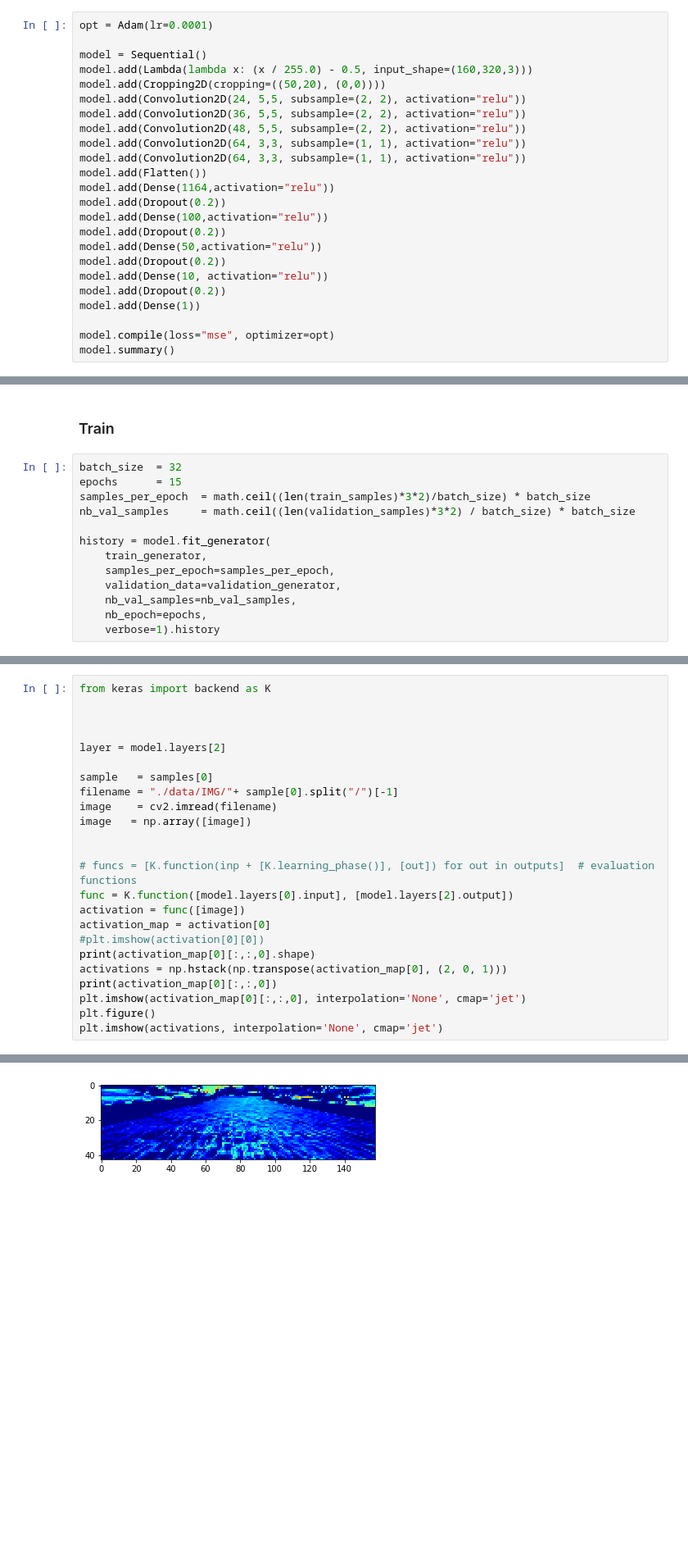
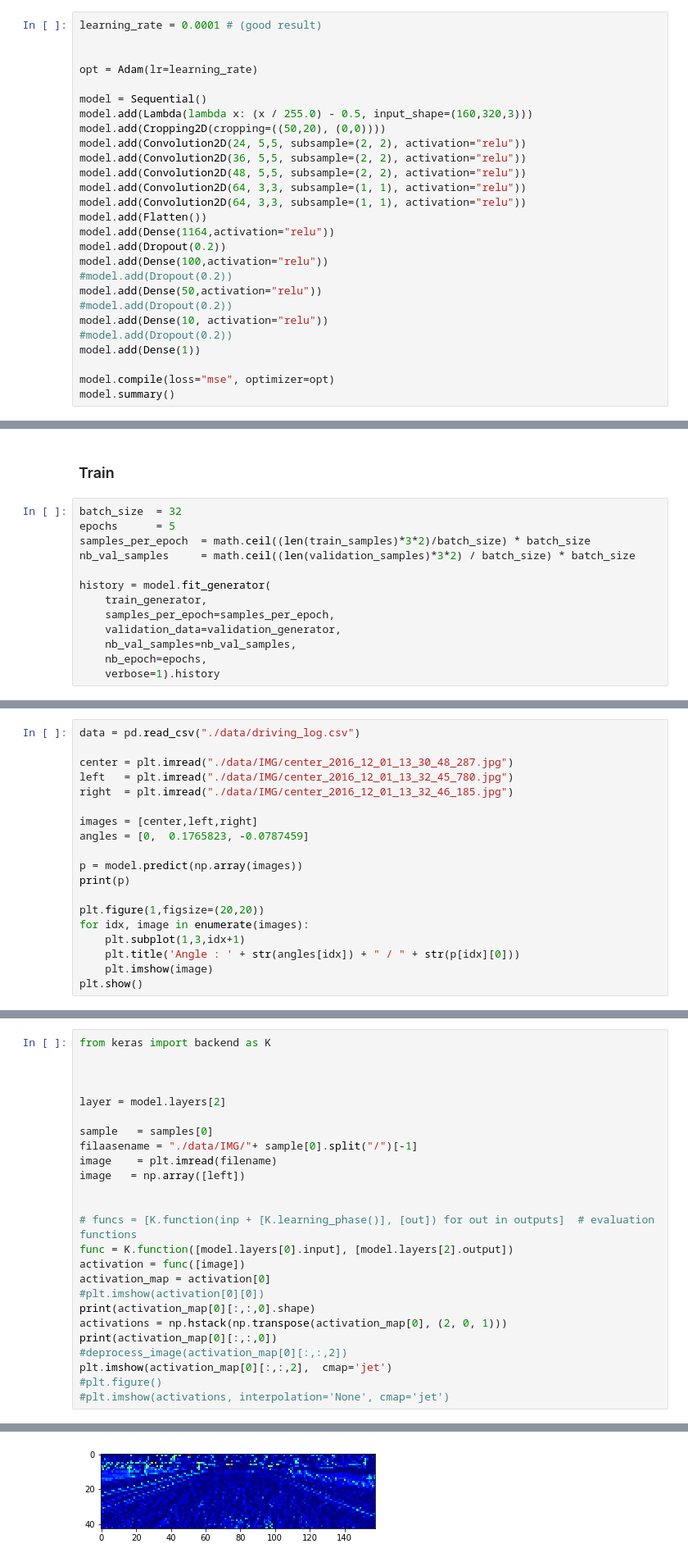
Before and after one commit to husams/Behavioral-Cloning, a Jupyter notebook: nvida.ipynb, the cells around one changed output, grey strips where cells are left out. Shown at 82% size. Saved outputs shown, nothing was run; the diff lists cells and outputs as text; blank space fills up the shorter version.

Commit message:
Remoce dropout

```diff
--- a/nvida.ipynb
+++ b/nvida.ipynb
@@ -123,7 +123,10 @@ validation_generator = samples_generator(validation_samples, batch_size=32)
 # %% [markdown]
 ### Build model
 # %%
-opt = Adam(lr=0.0001)
+learning_rate = 0.0001 # (good result)
+
+
+opt = Adam(lr=learning_rate)
 
 model = Sequential()
 model.add(Lambda(lambda x: (x / 255.0) - 0.5, input_shape=(160,320,3)))
@@ -137,11 +140,11 @@ model.add(Flatten())
 model.add(Dense(1164,activation="relu"))
 model.add(Dropout(0.2))
 model.add(Dense(100,activation="relu"))
-model.add(Dropout(0.2))
+#model.add(Dropout(0.2))
 model.add(Dense(50,activation="relu"))
-model.add(Dropout(0.2))
+#model.add(Dropout(0.2))
 model.add(Dense(10, activation="relu"))
-model.add(Dropout(0.2))
+#model.add(Dropout(0.2))
 model.add(Dense(1))
 
 model.compile(loss="mse", optimizer=opt)
@@ -168,7 +171,7 @@ ________________________________________________________________________________
 ### Train
 # %%
 batch_size  = 32
-epochs      = 15
+epochs      = 5
 samples_per_epoch  = math.ceil((len(train_samples)*3*2)/batch_size) * batch_size
 nb_val_samples     = math.ceil((len(validation_samples)*3*2) / batch_size) * batch_size
 
@@ -249,0 +246,19 @@ plt.plot([i for i in range(0,32)], x)
+# %%
+data = pd.read_csv("./data/driving_log.csv")
+
+center = plt.imread("./data/IMG/center_2016_12_01_13_30_48_287.jpg")
+left   = plt.imread("./data/IMG/center_2016_12_01_13_32_45_780.jpg")
+right  = plt.imread("./data/IMG/center_2016_12_01_13_32_46_185.jpg")
+
+images = [center,left,right]
+angles = [0,  0.1765823, -0.0787459]
+
+p = model.predict(np.array(images))
+print(p)
+
+plt.figure(1,figsize=(20,20))
+for idx, image in enumerate(images):
+    plt.subplot(1,3,idx+1)
+    plt.title('Angle : ' + str(angles[idx]) + " / " + str(p[idx][0]))
+    plt.imshow(image)
+plt.show()
@@ -255,9 +308,9 @@ from keras import backend as K
 layer = model.layers[2]
 
 sample   = samples[0]
-filename = "./data/IMG/"+ sample[0].split("/")[-1]
-image    = cv2.imread(filename)
-image   = np.array([image])
+filaasename = "./data/IMG/"+ sample[0].split("/")[-1]
+image    = plt.imread(filename)
+image   = np.array([left])
 
 
 # funcs = [K.function(inp + [K.learning_phase()], [out]) for out in outputs]  # evaluation functions
@@ -268,8 +321,9 @@ activation_map = activation[0]
 print(activation_map[0][:,:,0].shape)
 activations = np.hstack(np.transpose(activation_map[0], (2, 0, 1)))
 print(activation_map[0][:,:,0])
-plt.imshow(activation_map[0][:,:,0], interpolation='None', cmap='jet')
-plt.figure()
-plt.imshow(activations, interpolation='None', cmap='jet')
+#deprocess_image(activation_map[0][:,:,2])
+plt.imshow(activation_map[0][:,:,2],  cmap='jet')
+#plt.figure()
+#plt.imshow(activations, interpolation='None', cmap='jet')
 # %% [output]
 (43, 158)
@@ -287,2 +339,2 @@ plt.imshow(activations, interpolation='None', cmap='jet')
 <matplotlib.image.AxesImage at 0x...>
-[figure, old version]
+[figure, new version]
```
Also changed, not shown: parts of 15 cells of this notebook.
